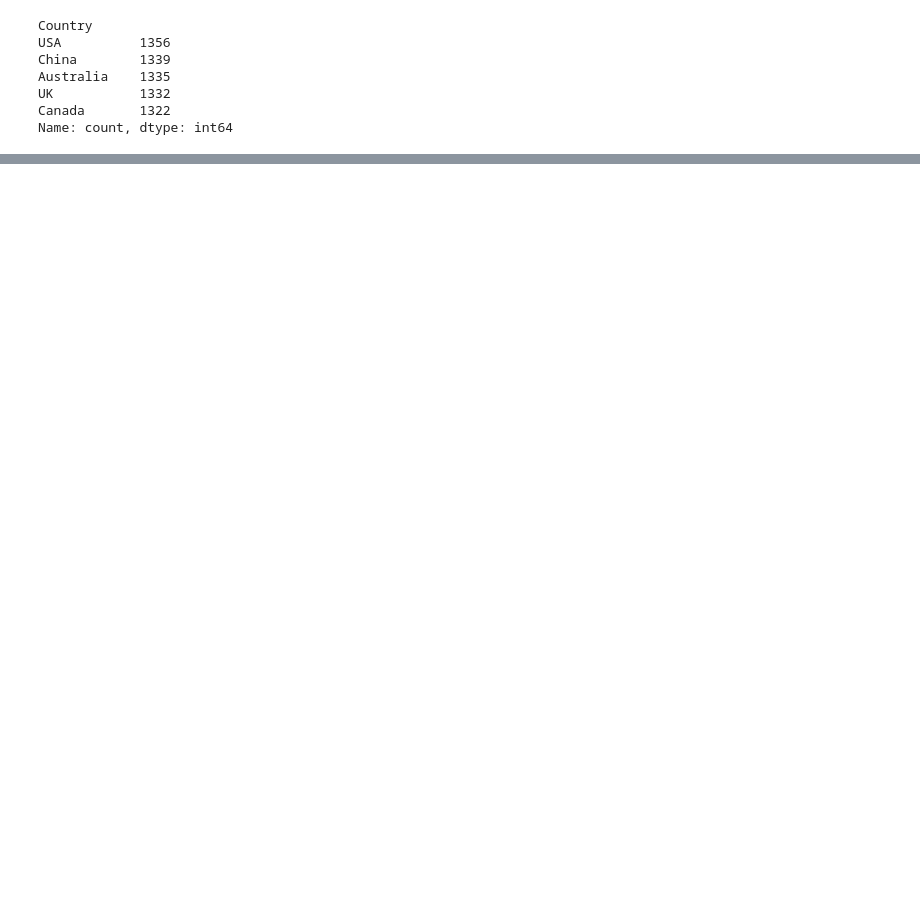
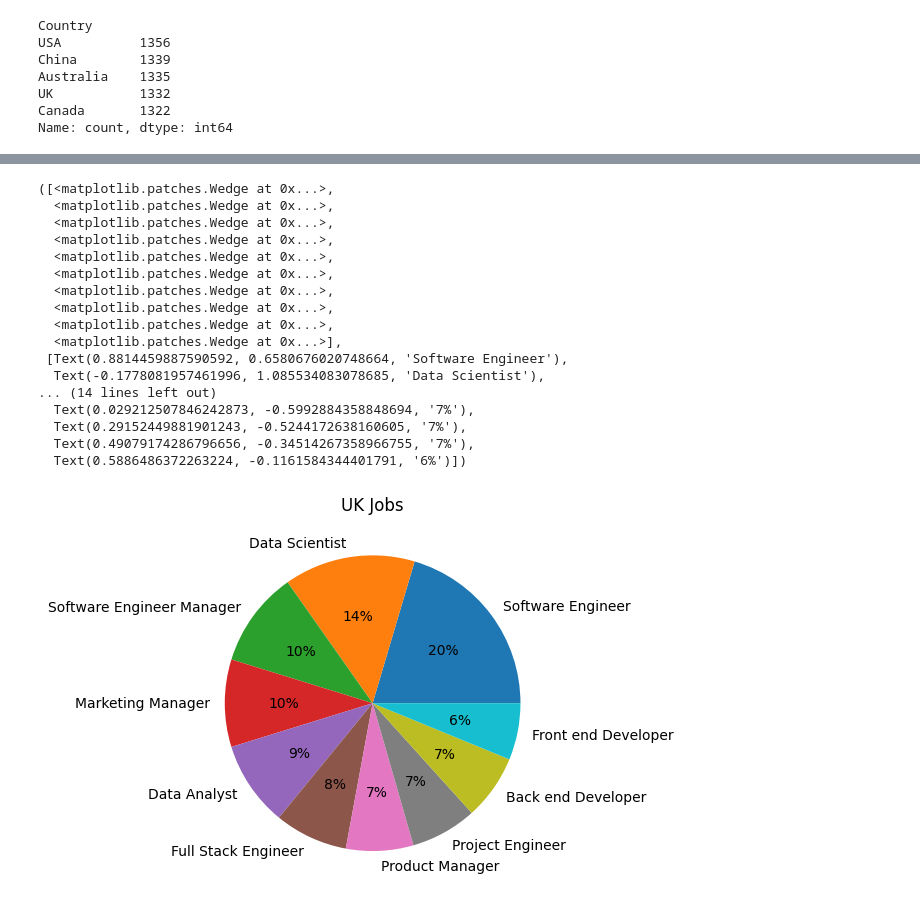
Before and after one commit to AbhijayPaul/HackTheHood-Final, a Jupyter notebook: HtHFinal.ipynb, the cells around one changed output, grey strips where cells are left out. Drawn from its saved outputs; the diff is of its cells as text; code cells hidden in the pictures; blank space fills up the shorter version.

```diff
--- a/HtHFinal.ipynb
+++ b/HtHFinal.ipynb
@@ -549,0 +570,8 @@ Name: count, dtype: int64
+# %%
+UKSalary = salaryData[salaryData["Country"] == "UK"]
+ChiSalary = salaryData[salaryData["Country"] == "China"]
+AusSalary = salaryData[salaryData["Country"] == "Australia"]
+USASalary = salaryData[salaryData["Country"] == "USA"]
+CanSalary = salaryData[salaryData["Country"] == "Canada"]
+# %%
+UKdata = UKSalary["Job Title"].value_counts().head(10)
@@ -549,0 +586,22 @@ Name: count, dtype: int64
+# %%
+plt.title("UK Jobs")
+plt.pie(UKdata, labels=UKdata.index, autopct='%.0f%%')
+# %% [output]
+([<matplotlib.patches.Wedge at 0x...>,
+  <matplotlib.patches.Wedge at 0x...>,
+  <matplotlib.patches.Wedge at 0x...>,
+  <matplotlib.patches.Wedge at 0x...>,
+  <matplotlib.patches.Wedge at 0x...>,
+  <matplotlib.patches.Wedge at 0x...>,
+  <matplotlib.patches.Wedge at 0x...>,
+  <matplotlib.patches.Wedge at 0x...>,
+  <matplotlib.patches.Wedge at 0x...>,
+  <matplotlib.patches.Wedge at 0x...>],
+ [Text(0.8814459887590592, 0.6580676020748664, 'Software Engineer'),
+  Text(-0.1778081957461996, 1.085534083078685, 'Data Scientist'),
+... (14 lines left out)
+  Text(0.029212507846242873, -0.5992884358848694, '7%'),
+  Text(0.29152449881901243, -0.5244172638160605, '7%'),
+  Text(0.49079174286796656, -0.34514267358966755, '7%'),
+  Text(0.5886486372263224, -0.1161584344401791, '6%')])
+[figure, added]
```
Also changed, not shown: parts of 13 cells of this notebook.
